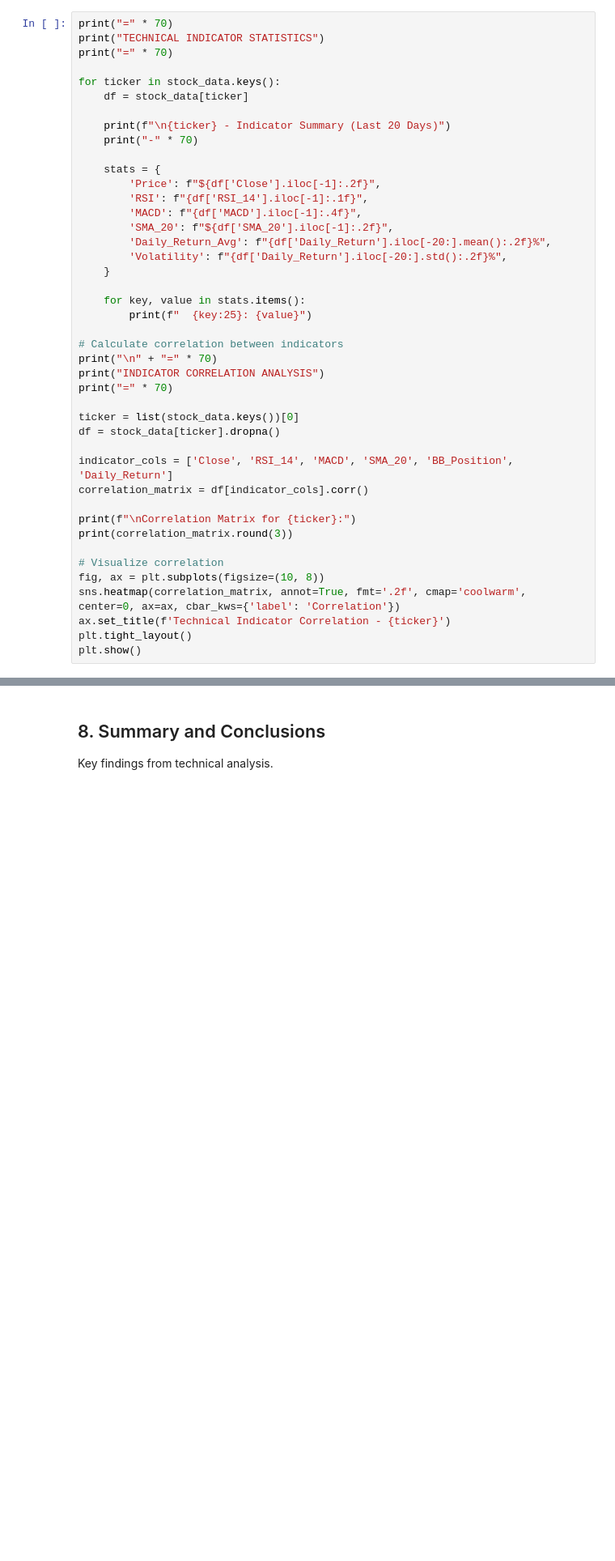
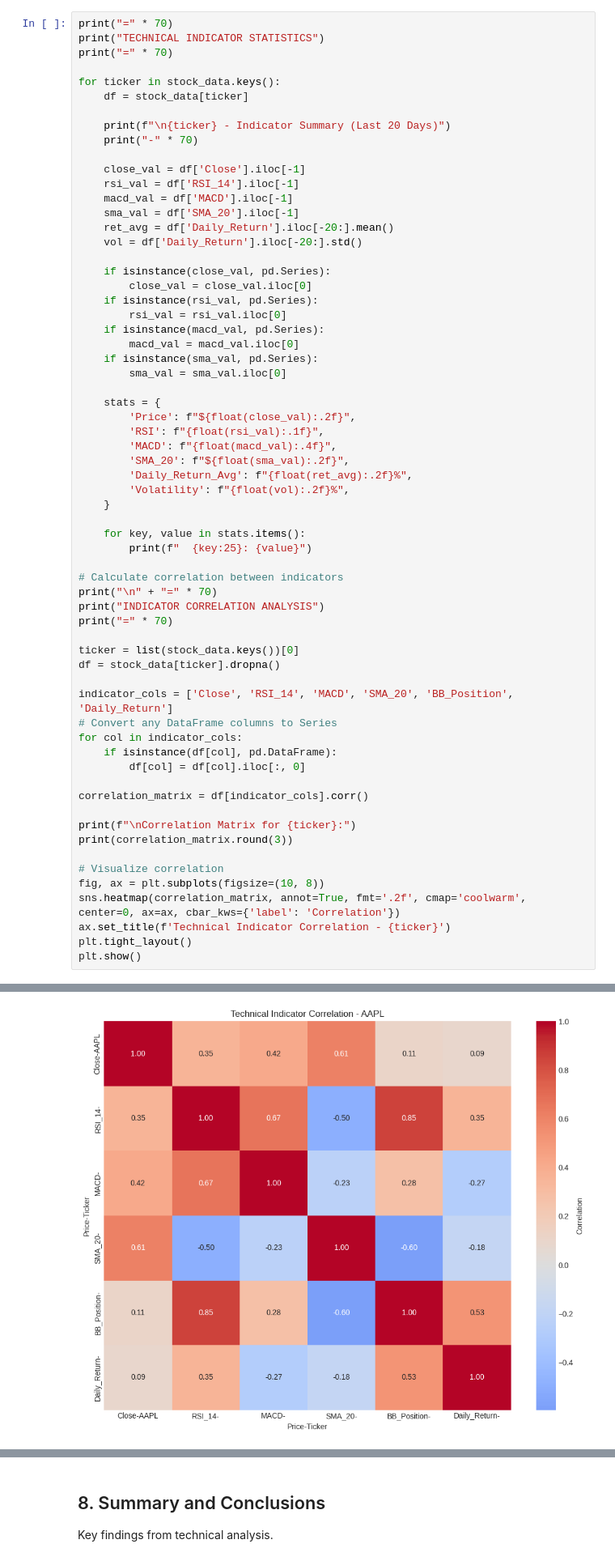
Before and after one commit to Abigiya-M/News-Sentiment, a Jupyter notebook: notebooks/02_Technical_Indicators_Analysis.ipynb, the cells around one changed output, grey strips where cells are left out. Shown: that part at 81% size. Drawn from its saved outputs; the diff is of its cells as text; blank space fills up the shorter version.

```diff
--- a/notebooks/02_Technical_Indicators_Analysis.ipynb
+++ b/notebooks/02_Technical_Indicators_Analysis.ipynb
@@ -127,13 +178,29 @@ for ticker in stock_data.keys():
     print(f"\n{ticker} - Indicator Summary (Last 20 Days)")
     print("-" * 70)
 
+    close_val = df['Close'].iloc[-1]
+    rsi_val = df['RSI_14'].iloc[-1]
+    macd_val = df['MACD'].iloc[-1]
+    sma_val = df['SMA_20'].iloc[-1]
+    ret_avg = df['Daily_Return'].iloc[-20:].mean()
+    vol = df['Daily_Return'].iloc[-20:].std()
+
+    if isinstance(close_val, pd.Series):
+        close_val = close_val.iloc[0]
+    if isinstance(rsi_val, pd.Series):
+        rsi_val = rsi_val.iloc[0]
+    if isinstance(macd_val, pd.Series):
+        macd_val = macd_val.iloc[0]
+    if isinstance(sma_val, pd.Series):
+        sma_val = sma_val.iloc[0]
+
     stats = {
-        'Price': f"${df['Close'].iloc[-1]:.2f}",
-        'RSI': f"{df['RSI_14'].iloc[-1]:.1f}",
-        'MACD': f"{df['MACD'].iloc[-1]:.4f}",
-        'SMA_20': f"${df['SMA_20'].iloc[-1]:.2f}",
-        'Daily_Return_Avg': f"{df['Daily_Return'].iloc[-20:].mean():.2f}%",
-        'Volatility': f"{df['Daily_Return'].iloc[-20:].std():.2f}%",
+        'Price': f"${float(close_val):.2f}",
+        'RSI': f"{float(rsi_val):.1f}",
+        'MACD': f"{float(macd_val):.4f}",
+        'SMA_20': f"${float(sma_val):.2f}",
+        'Daily_Return_Avg': f"{float(ret_avg):.2f}%",
+        'Volatility': f"{float(vol):.2f}%",
     }
 
     for key, value in stats.items():
@@ -148,6 +215,11 @@ ticker = list(stock_data.keys())[0]
 df = stock_data[ticker].dropna()
 
 indicator_cols = ['Close', 'RSI_14', 'MACD', 'SMA_20', 'BB_Position', 'Daily_Return']
+# Convert any DataFrame columns to Series
+for col in indicator_cols:
+    if isinstance(df[col], pd.DataFrame):
+        df[col] = df[col].iloc[:, 0]
+
 correlation_matrix = df[indicator_cols].corr()
 
 print(f"\nCorrelation Matrix for {ticker}:")
@@ -159,3 +231,4 @@ sns.heatmap(correlation_matrix, annot=True, fmt='.2f', cmap='coolwarm', center=0
 ax.set_title(f'Technical Indicator Correlation - {ticker}')
 plt.tight_layout()
 plt.show()
+# %% [output]
@@ -162,3 +252,4 @@ plt.show()
+[figure, added]
 # %%
 # Visualize price and moving averages for selected stocks
 selected_stocks = list(stock_data.keys())[:2]  # First 2 stocks
```
Also changed, not shown: parts of 9 cells of this notebook.
